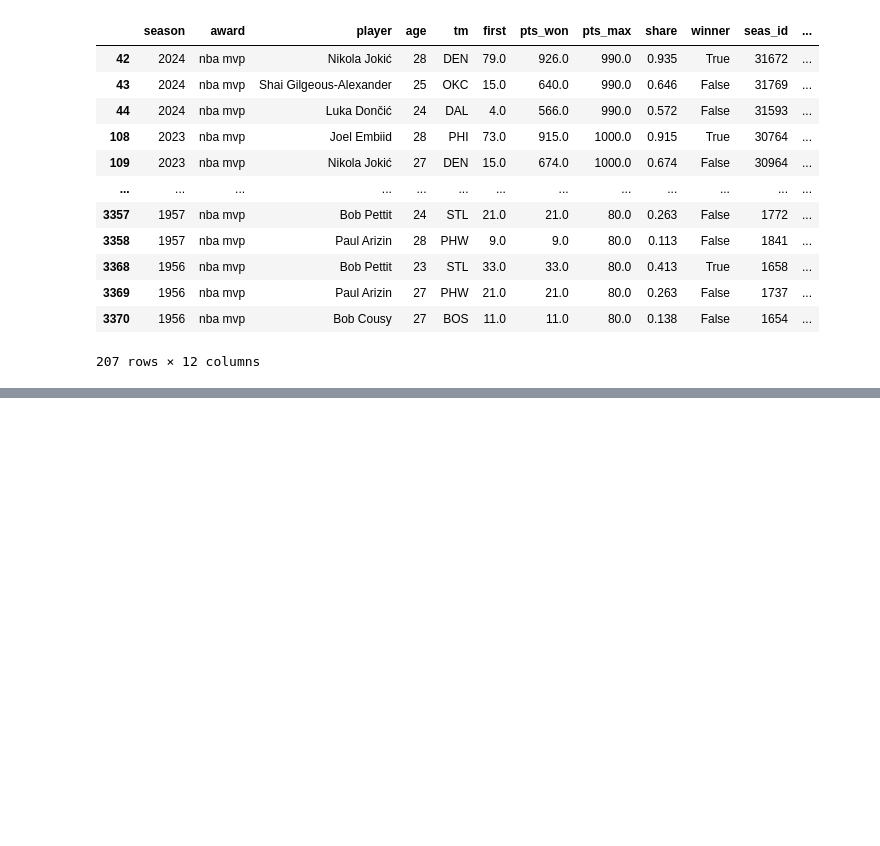
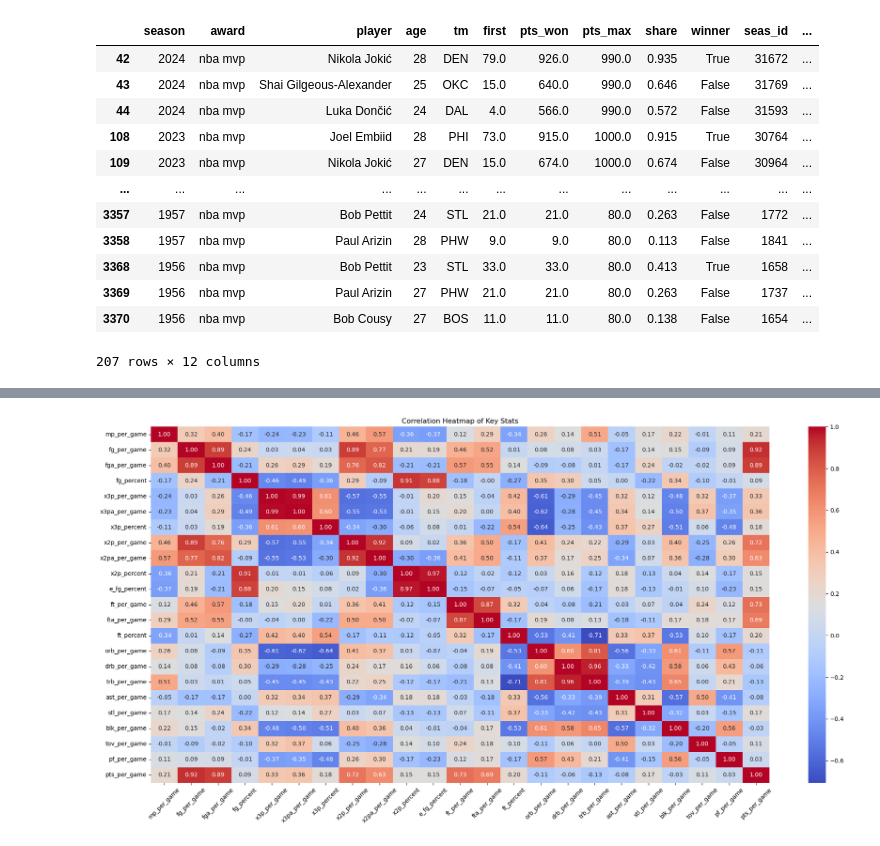
Before and after one commit to schao021/NBA_Award_Trends_and_Predictor, a Jupyter notebook: Award_Analysis.ipynb, the cells around one changed output, grey strips where cells are left out. Saved outputs shown, nothing was run; the diff lists cells and outputs as text; code cells hidden in the pictures; blank space fills up the shorter version.

```diff
--- a/Award_Analysis.ipynb
+++ b/Award_Analysis.ipynb
@@ -79,0 +183,13 @@ df_mvp_top_3
+# %%
+df_stats_corr = df_merged_mvp.copy()
+df_stats_corr = df_stats_corr.drop(columns=['season', 'award', 'player', 'tm', 'first', 'pts_won', 'pts_max', 'share', 'winner', 'seas_id', 'player_id', 'gs', 'pos', 'Era', 'g', 'age', 'experience'])
+cor_matrix = df_stats_corr.corr()
+# %%
+fig, ax = plt.subplots(figsize=(20,10))
+sns.heatmap(cor_matrix, annot=True, cmap='coolwarm', fmt='.2f')
+plt.xticks(rotation=45)
+plt.title('Correlation Heatmap of Key Stats')
+plt.tight_layout()
+plt.show()
+# %% [output]
+[figure, added]
```
Also changed, not shown: parts of 10 cells of this notebook.
